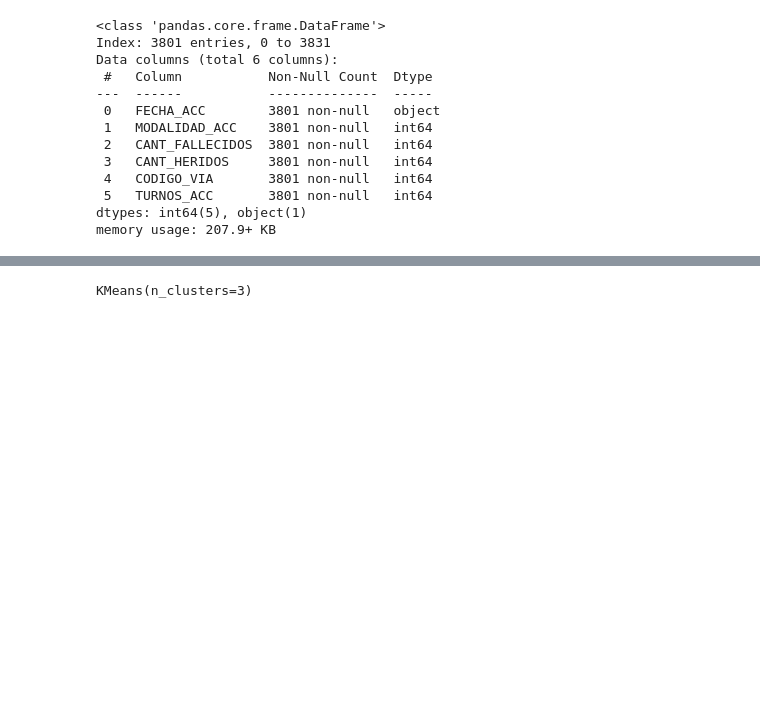
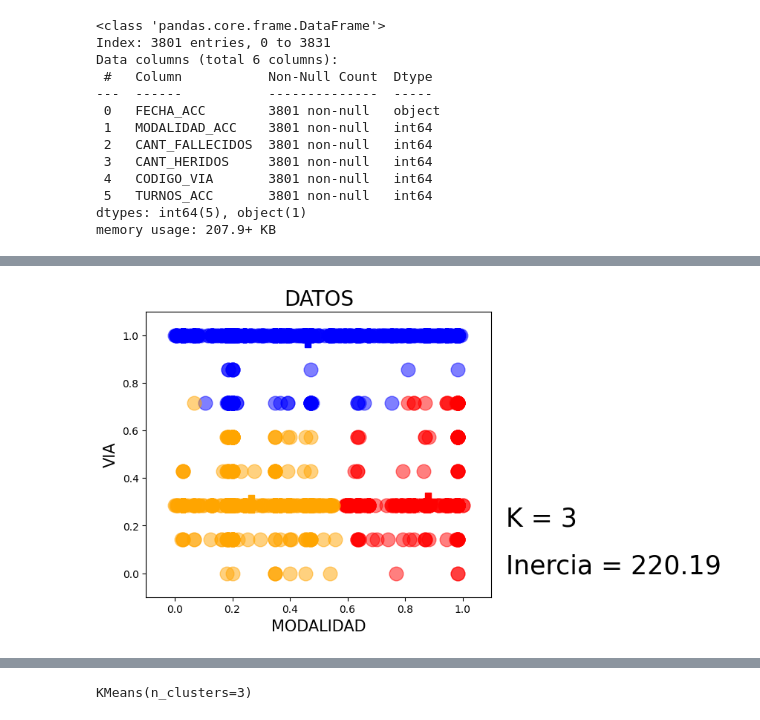
Before and after one commit to voz-mk/sistemas-inteligentes, a Jupyter notebook: main.ipynb, the cells around one changed output, grey strips where cells are left out. Saved outputs shown, nothing was run; the diff lists cells and outputs as text; code cells hidden in the pictures; blank space fills up the shorter version.

```diff
--- a/main.ipynb
+++ b/main.ipynb
@@ -324,0 +334,3 @@ memory usage: 207.9+ KB
+# %%
+datos["cluster"]=kmeans.labels_
+datos
@@ -324,0 +351,24 @@ memory usage: 207.9+ KB
+# %%
+plt.figure(figsize=(6, 5), dpi=100)
+
+colores = ["red", "blue", "orange", "black", "purple", "pink", "brown"]
+
+for cluster in range(kmeans.n_clusters):
+    plt.scatter(datos[datos["cluster"] == cluster]['CODIGO_VIA'],
+                datos[datos["cluster"] == cluster]['MODALIDAD_ACC'],
+                marker="o", s=180, color=colores[cluster], alpha=0.5)
+
+    plt.scatter(kmeans.cluster_centers_[cluster][0],
+                kmeans.cluster_centers_[cluster][1],
+                marker="P", s=280, color=colores[cluster])
+
+plt.title("DATOS", fontsize=20)
+plt.xlabel("MODALIDAD", fontsize=15)
+plt.ylabel("VIA", fontsize=15)
+plt.text(1.15, 0.2, "K = %i" % kmeans.n_clusters, fontsize=25)
+plt.text(1.15, 0, "Inercia = %0.2f" % kmeans.inertia_, fontsize=25)
+plt.xlim(-0.1, 1.1)
+plt.ylim(-0.1, 1.1)
+plt.show()
+# %% [output]
+[figure, added]
```
Also changed, not shown: parts of 18 cells of this notebook.
